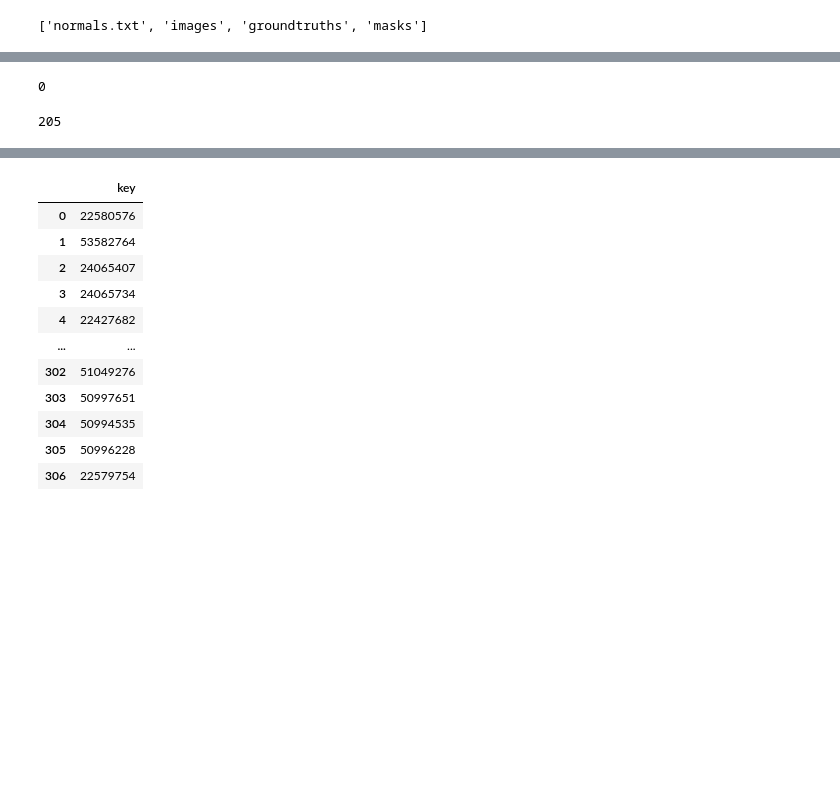
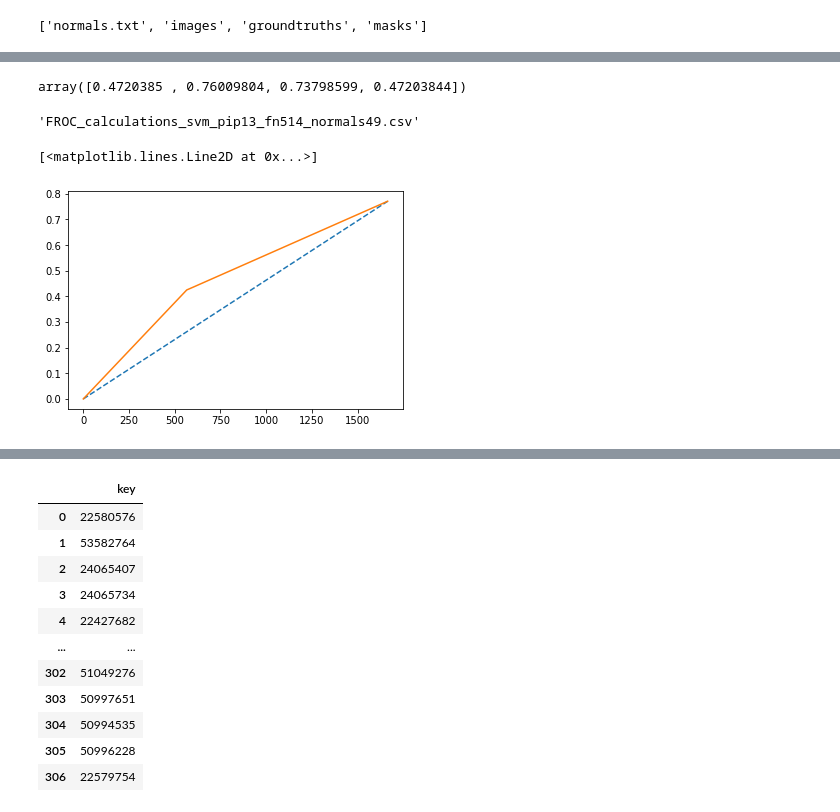
Before and after one commit to emyesme/CalcificationDetection, a Jupyter notebook: ML_structure_project.ipynb, the cells around one changed output, grey strips where cells are left out. Cells and saved outputs as stored; diff of their text form; code cells hidden in the pictures; blank space fills up the shorter version.

```diff
--- a/ML_structure_project.ipynb
+++ b/ML_structure_project.ipynb
@@ -557,0 +1014,16 @@ data.append(zeros)
+# %%
+dfROC.prob.unique()
+# %% [output]
+array([0.4720385 , 0.76009804, 0.73798599, 0.47203844])
+# %%
+filename_key
+# %% [output]
+'FROC_calculations_svm_pip13_fn514_normals49.csv'
+# %%
+import matplotlib.pyplot as plt
+
+plt.plot([0,max(fppi)], [0,max(tpr)], linestyle="--")
+plt.plot(fppi, tpr)
+# %% [output]
+[<matplotlib.lines.Line2D at 0x...>]
+[figure, added]
@@ -697,9 +1295,0 @@ else:
-# %%
-a = [0.991409360537474, 0.9889852853619121]
-np.array(a).argmax()
-# %% [output]
-0
-# %%
-len(df_candidates_unique)
-# %% [output]
-205
```
Also changed, not shown: parts of 78 cells of this notebook.
